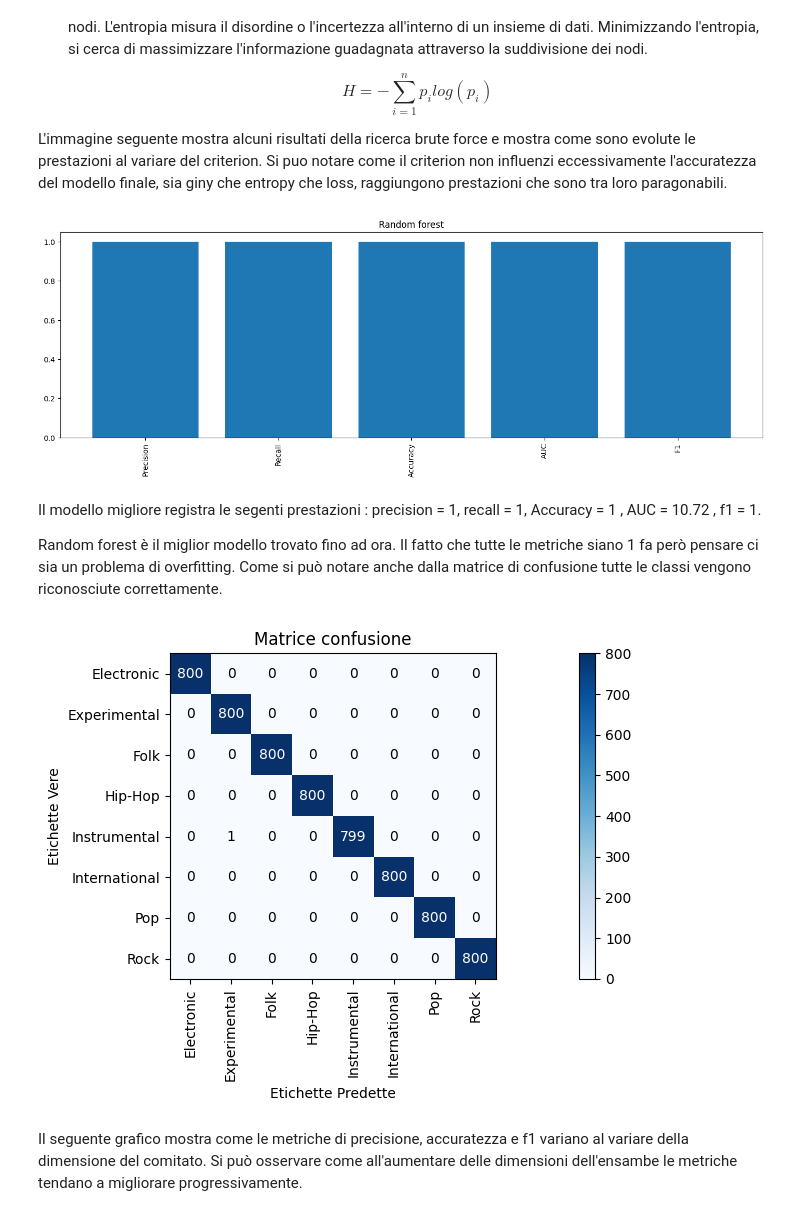
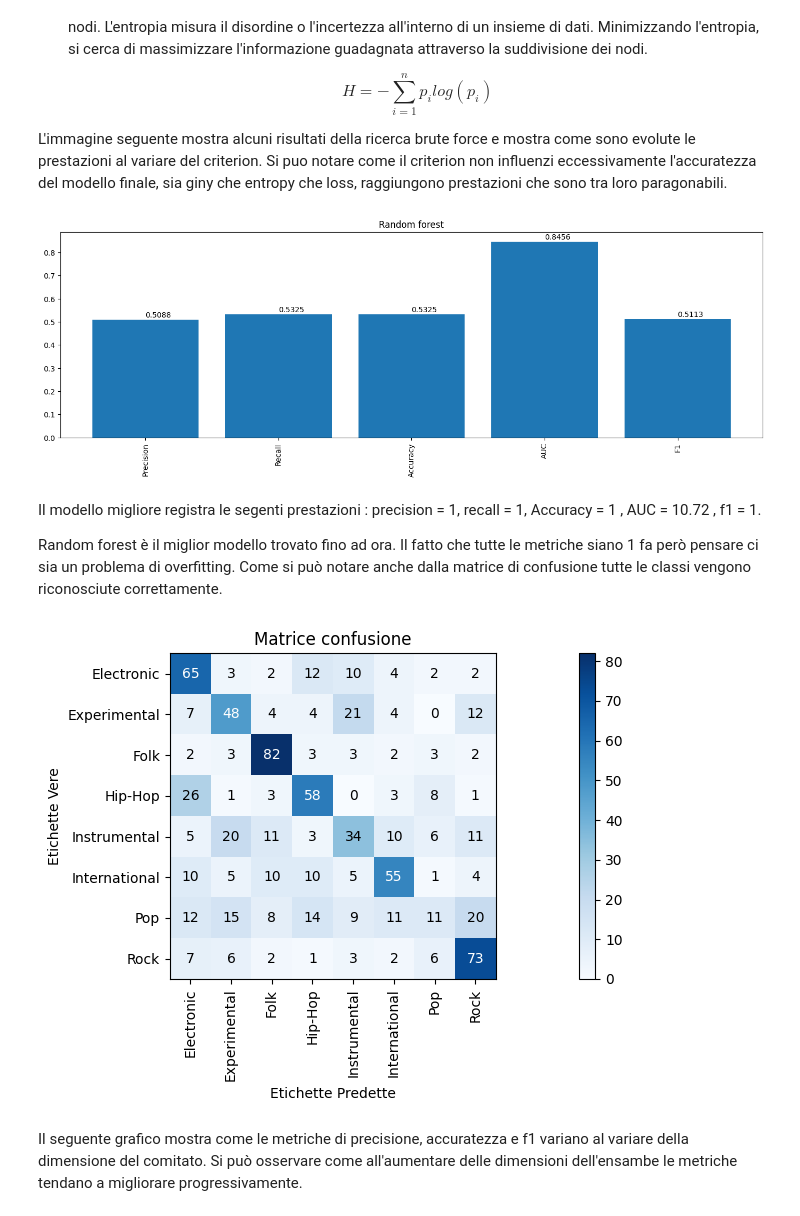
Before and after one commit to lucaFiscariello/ProgettoMachineLearning, a Jupyter notebook: Completo.ipynb, the cells around one changed output. Drawn from its saved outputs; the diff is of its cells as text; code cells hidden in the pictures.

```diff
--- a/Completo.ipynb
+++ b/Completo.ipynb
@@ -158,6 +158,13 @@ def plot_matrix_confusion(clf,X_test,y_test,title):
     plt.ylabel('Etichette Vere')
     plt.tight_layout()
     plt.show()
+
+
+def plot_bar(metrics,metrics_best):
+    plt.bar(metrics, metrics_best)
+
+    for i in range(len(metrics)):
+        plt.text(i,metrics_best[i]+0.01,'%.4f'%(metrics_best[i]))
 # %% [markdown]
 ## Dati
 I dati scaricati da FMA e utilizzati per questo progetto sono raccolti in due csv che verrano utilizzati in maniera combinata:
@@ -669,25 +687,24 @@ for criteria in all_criteria:
     to_plot = []
     label_to_plot = []
     best_acc=0
-    for i in range(1,20,1):
-        for j in range(1,20,1):
-            for k in range(20,100,5):
+    for i in [20]:
+        for j in range(1,60,3):
+            for k in [20]:
                 clf = RandomForestClassifier(max_depth=i, n_estimators=j, max_features=k,criterion=criteria)
 
                 # Addestramento del classificatore
                 clf.fit(X_train, y_train)
 
-                y_pred = clf.predict(X_train)
-                y_pred_proba = clf.predict_proba(X_train)
+                y_pred=clf.predict(X_val)
+                y_pred_proba=clf.predict_proba(X_val)
 
-                accuracy = accuracy_score(y_train, y_pred)
-                f1 = f1_score(y_train, y_pred, average='macro')
-                precision = precision_score(y_train, y_pred,average='macro')
-                recall = recall_score(y_train, y_pred,average='macro')
+                accuracy = accuracy_score(y_val, y_pred)
+                f1 = f1_score(y_val, y_pred, average='macro')
+                precision = precision_score(y_val, y_pred,average='macro')
+                recall = recall_score(y_val, y_pred,average='macro')
 
-                true_labels_binary = label_binarizer.fit_transform(y_train)
+                true_labels_binary = label_binarizer.fit_transform(y_val)
                 roc_auc = roc_auc_score(true_labels_binary, y_pred_proba,average='macro', multi_class="ovr")
-
 
                 if accuracy > best_acc:
                     metrics_best = []
@@ -695,43 +712,43 @@ for criteria in all_criteria:
                     metrics_best.append(recall)
                     metrics_best.append(accuracy)
                     metrics_best.append(roc_auc)
                     metrics_best.append(f1)
                     clf_best_RF = copy.deepcopy(clf)
                     best_acc = accuracy
 
 
                 new_row = {
                     'criterio': criteria,
                     'max_depth': i,
                     'n_estimators': j,
                     'max_features': k,
                     'precision': precision,
                     'recall': recall,
                     'accuracy': accuracy,
                     'f1': f1,
                     'AUC': roc_auc
                 }
 
                 df.loc[len(df)] = new_row
                 df.to_csv("RF.csv")
 
 
 
 
-plt.bar(metrics, metrics_best)
+plot_bar(metrics, metrics_best)
 plt.title("Random forest")
 plt.xticks(rotation=90)
 plt.show()
 # %% [output]
-[figure, old version]
+[figure, new version]
 # %% [markdown]
 Il modello migliore registra le segenti prestazioni : precision = 1, recall = 1, Accuracy = 1 , AUC = 10.72 , f1 = 1.
 
 Random forest è il miglior modello trovato fino ad ora. Il fatto che tutte le metriche siano 1 fa però pensare ci sia un problema di overfitting. Come si può notare anche dalla matrice di confusione tutte le classi vengono riconosciute correttamente.
 # %%
-plot_matrix_confusion(clf_best_RF,X_train,y_train,"Matrice confusione")
+plot_matrix_confusion(clf_best_RF,X_val,y_val,"Matrice confusione")
 # %% [output]
-[figure, old version]
+[figure, new version]
 # %% [markdown]
 Il seguente grafico mostra come le metriche di precisione, accuratezza e f1 variano al variare della dimensione del comitato. Si può osservare come all'aumentare delle dimensioni dell'ensambe le metriche tendano a migliorare progressivamente.
 # %%
```
Also changed, not shown: parts of 19 cells of this notebook.
